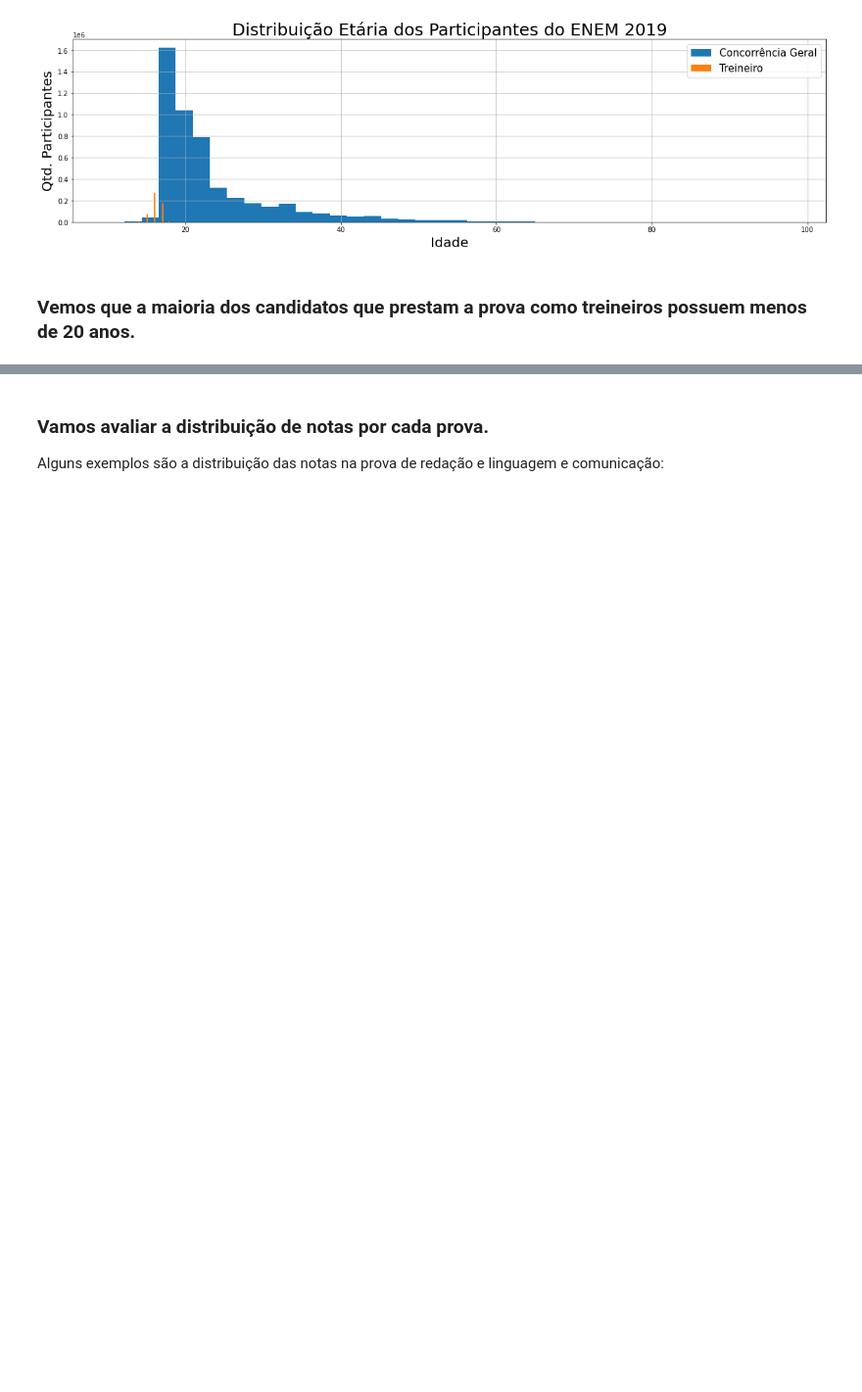
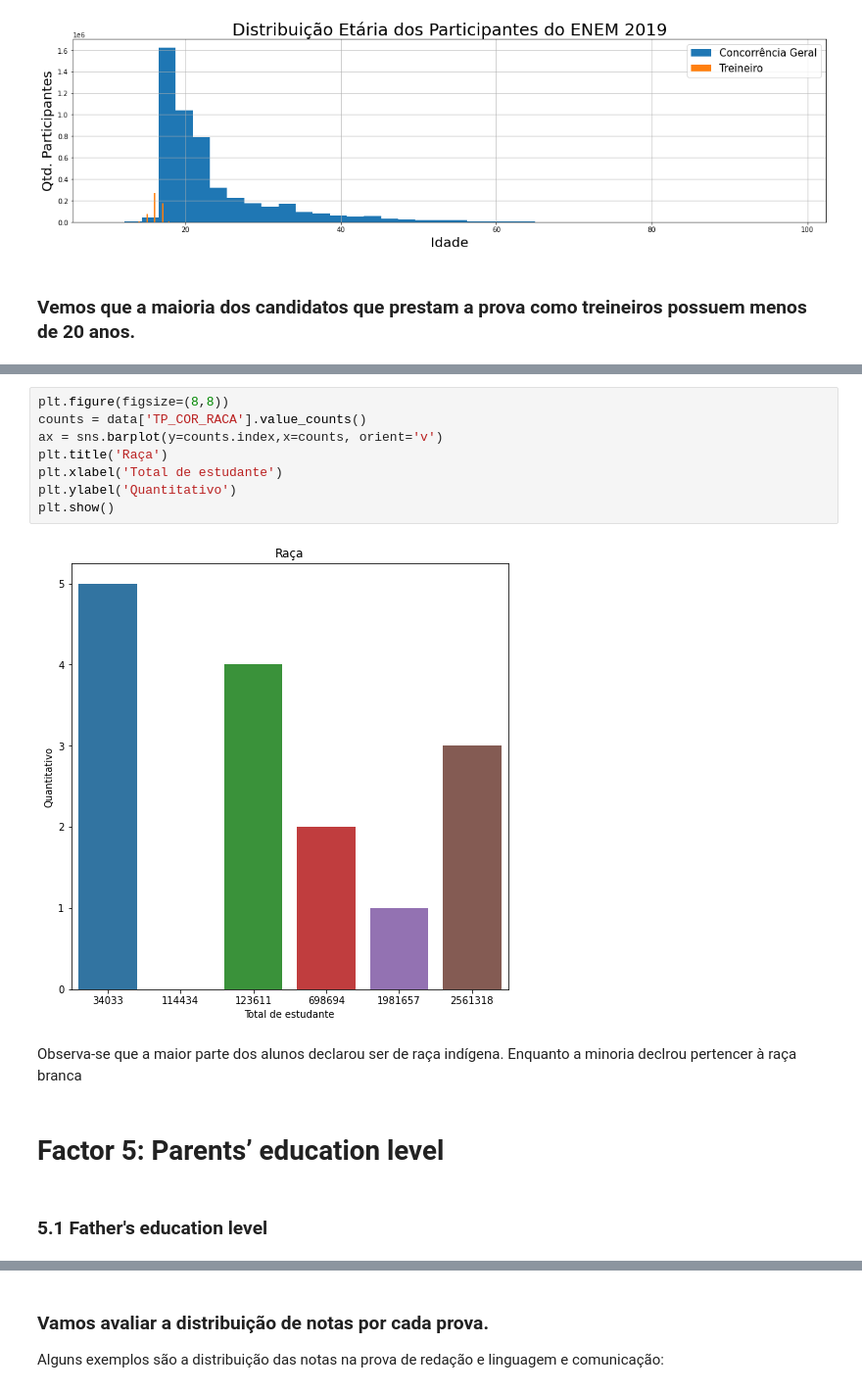
Before and after one commit to Chrystinne/enem, a Jupyter notebook: notebooks/Enem_Analises.ipynb, the cells around one changed output, grey strips where cells are left out. Shown at 98% size. Cells and saved outputs as stored; diff of their text form; blank space fills up the shorter version.

```diff
--- a/notebooks/Enem_Analises.ipynb
+++ b/notebooks/Enem_Analises.ipynb
@@ -247,0 +324,16 @@ Text(0.5, 1.0, 'Distribuição Etária dos Participantes do ENEM 2019')
+# %%
+plt.figure(figsize=(8,8))
+counts = data['TP_COR_RACA'].value_counts()
+ax = sns.barplot(y=counts.index,x=counts, orient='v')
+plt.title('Raça')
+plt.xlabel('Total de estudante')
+plt.ylabel('Quantitativo')
+plt.show()
+# %% [output]
+[figure, added]
+# %% [markdown]
+Observa-se que a maior parte dos alunos declarou ser de raça indígena. Enquanto a minoria declrou pertencer à raça branca
+# %% [markdown]
+# Factor 5: Parents’ education level
+# %% [markdown]
+### 5.1 Father's education level
```
Also changed, not shown: parts of 32 cells of this notebook.
